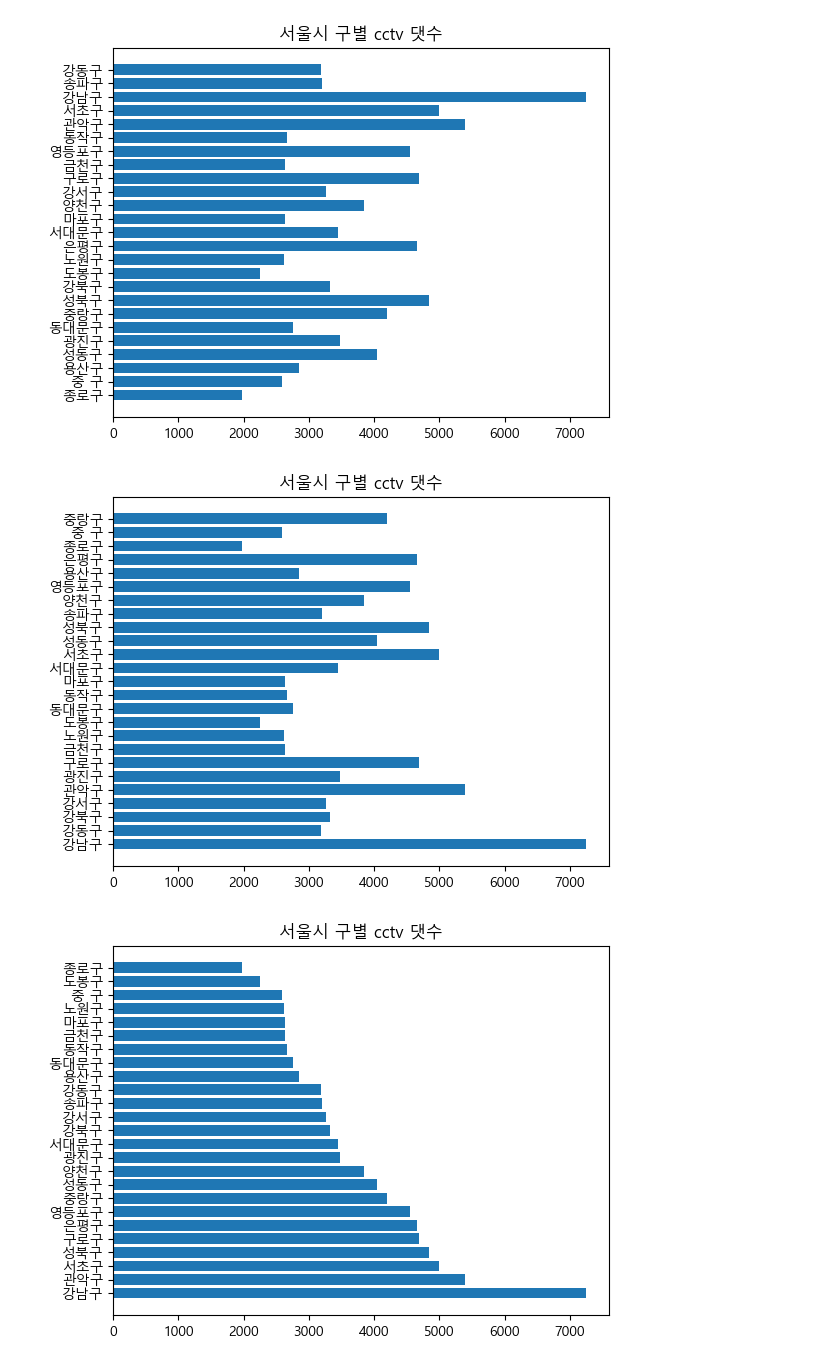
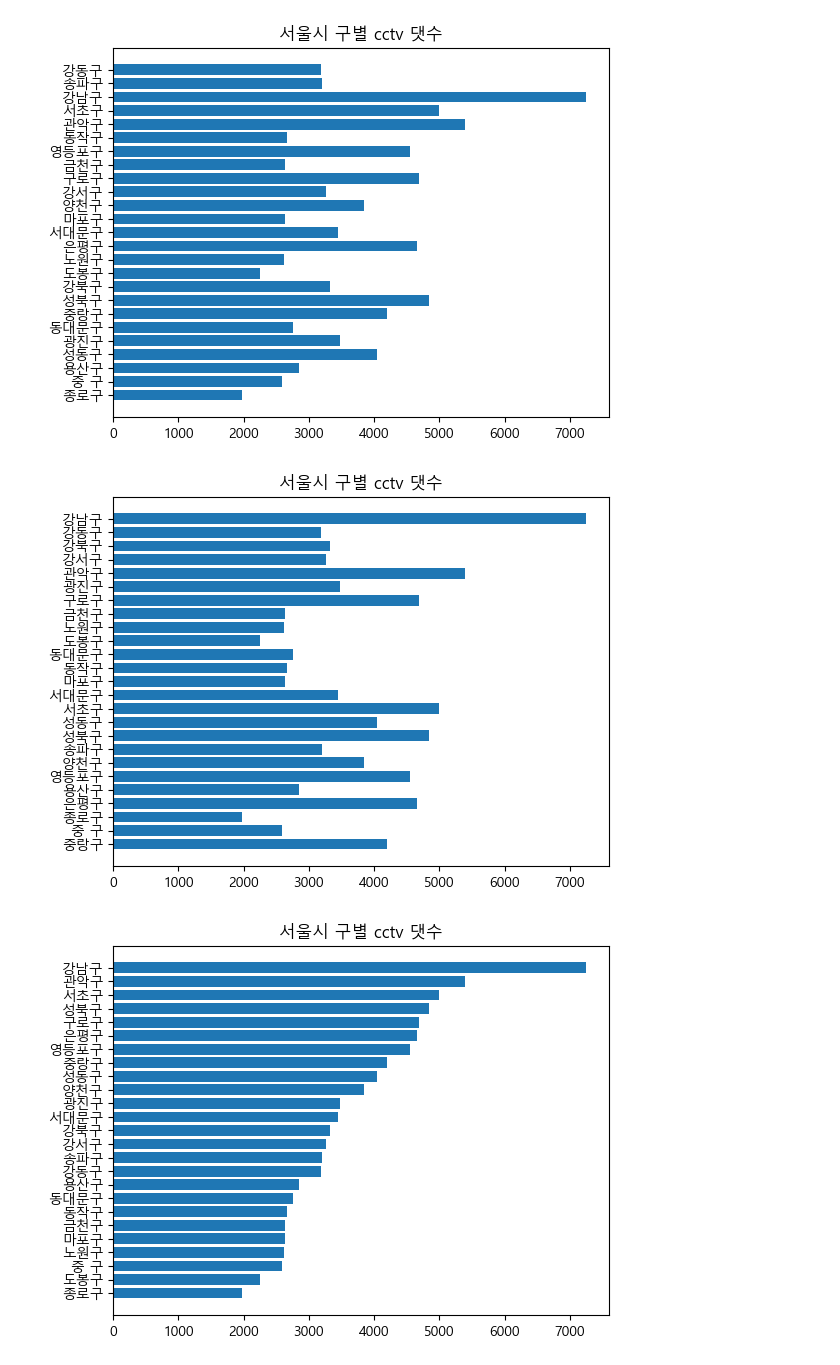
Before and after one commit to Mayhem-XD/DataAnalysis, a Jupyter notebook: 03.시각화/99.ipynb, the cells around one changed output. Saved outputs shown, nothing was run; the diff lists cells and outputs as text; code cells hidden in the pictures.

```diff
--- a/03.시각화/99.ipynb
+++ b/03.시각화/99.ipynb
@@ -119,16 +147,16 @@ plt.show()
 # %% [output]
 [figure]
 # %%
-df1 = cctv.sort_values(by='구별',ascending=True)
+df1 = cctv.sort_values(by='구별',ascending=False)
 plt.barh(df1.구별,df1.CCTV댓수)
 plt.title('서울시 구별 cctv 댓수')
 plt.show()
 # %% [output]
-[figure, old version]
+[figure, new version]
 # %%
-df2 = cctv.sort_values(by='CCTV댓수',ascending=False)
+df2 = cctv.sort_values(by='CCTV댓수',ascending=True)
 plt.barh(df2.구별,df2.CCTV댓수)
 plt.title('서울시 구별 cctv 댓수')
 plt.show()
 # %% [output]
-[figure, old version]
+[figure, new version]
```
Also changed, not shown: parts of 4 cells of this notebook, 1 other file.
